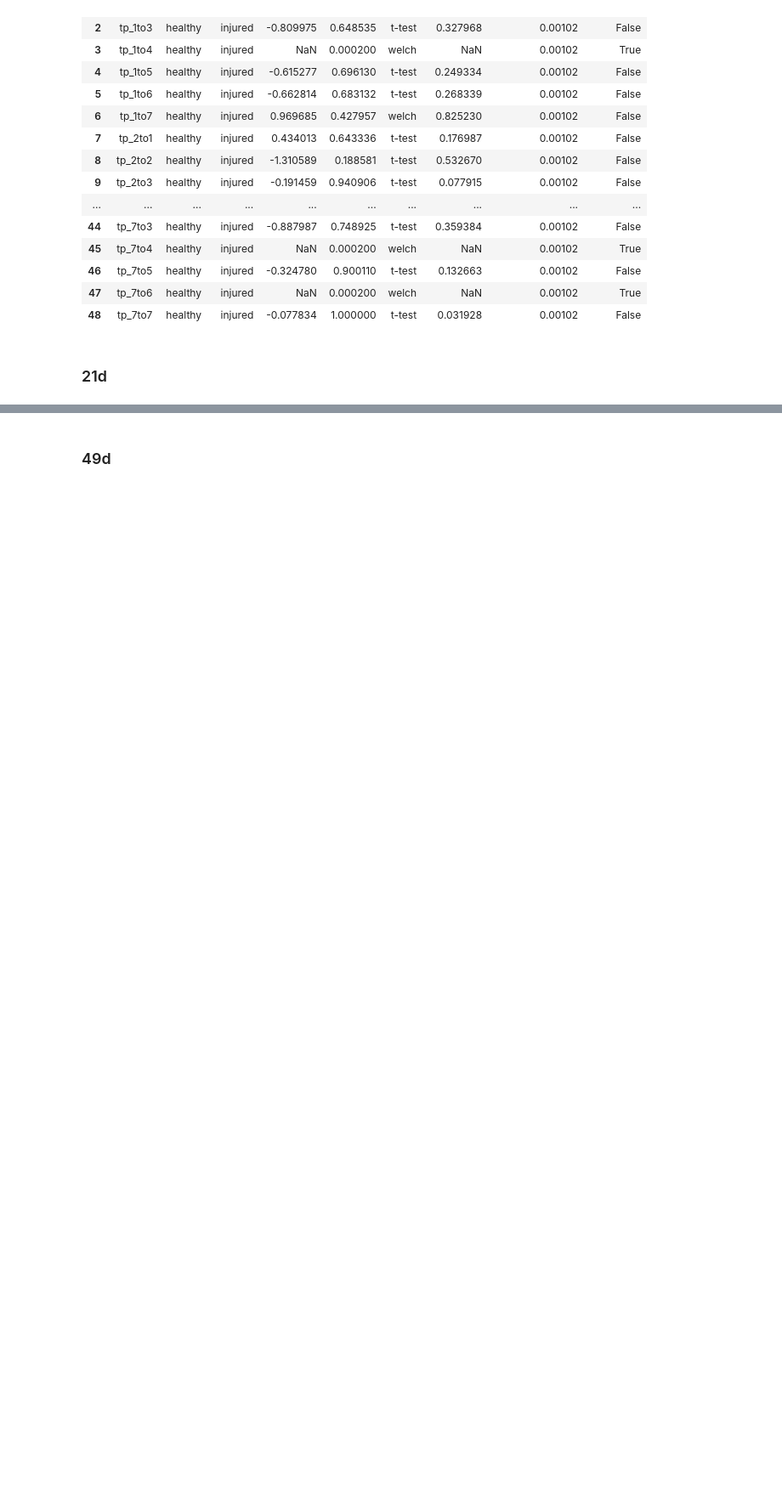
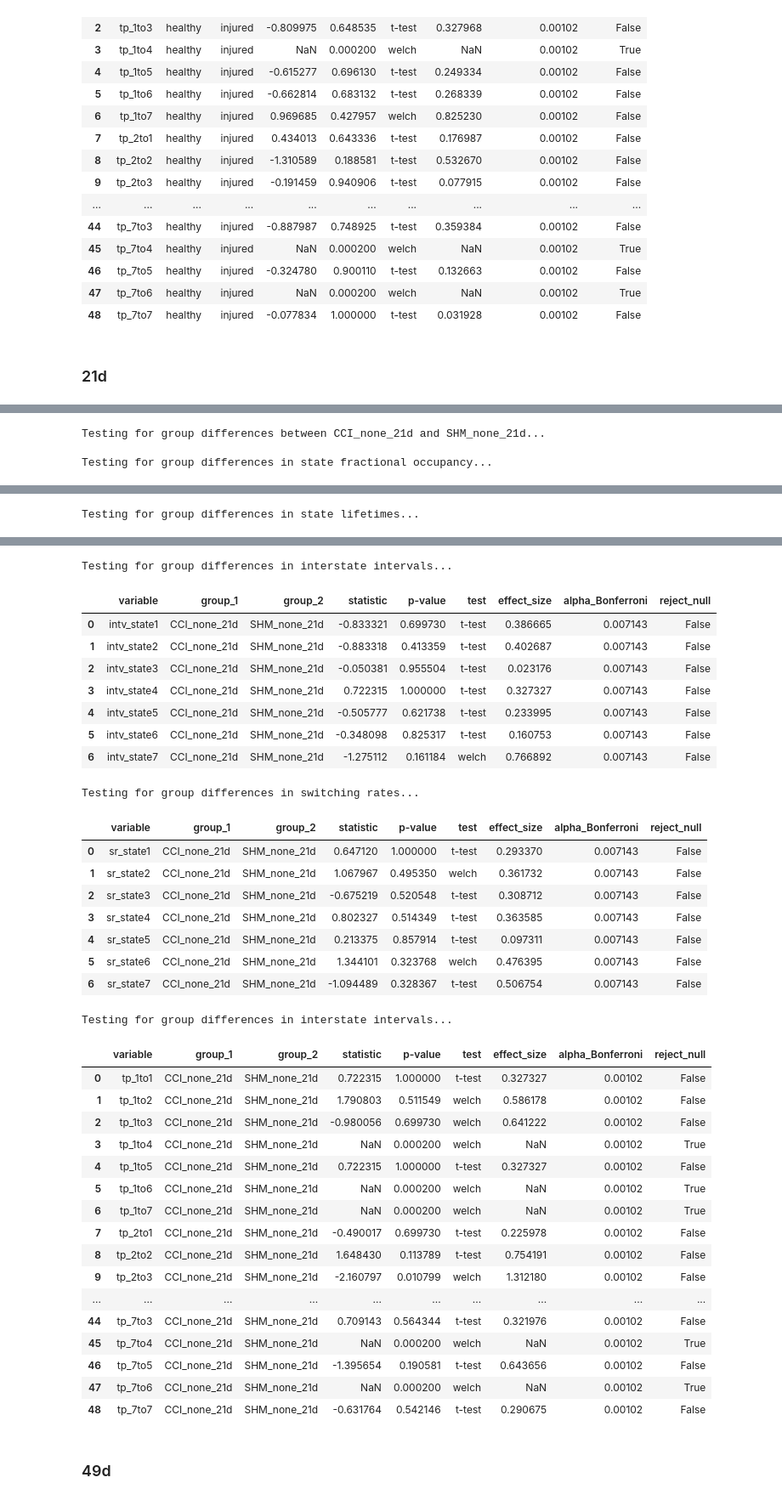
Before and after one commit to efei01/dFNC, a Jupyter notebook: HMM/CIMT/CIMT_HMM_group_analysis.ipynb, the cells around one changed output, grey strips where cells are left out. Shown at 85% size. Drawn from its saved outputs; the diff is of its cells as text; code cells hidden in the pictures; blank space fills up the shorter version.

```diff
--- a/HMM/CIMT/CIMT_HMM_group_analysis.ipynb
+++ b/HMM/CIMT/CIMT_HMM_group_analysis.ipynb
@@ -640,0 +740,17 @@ permtest_ind(
+# %%
+# CCI_none vs. SHM_none
+between_group_test_helper(
+    df=ht_df,
+    group1='CCI_none_21d',
+    group2='SHM_none_21d',
+    metrics=['fo', 'lt', 'intv', 'sr', 'tp'],
+    k=k_optimal,
+    class_column='group',
+    n_perm=10_000,
+    alternative='two-sided',
+    random_state=42
+)
+# %% [output]
+Testing for group differences between CCI_none_21d and SHM_none_21d...
+
+Testing for group differences in state fractional occupancy...
@@ -640,0 +765 @@ permtest_ind(
+Testing for group differences in state lifetimes...
@@ -641,2 +774,38 @@ permtest_ind(
+Testing for group differences in interstate intervals...
+|  | variable | group_1 | group_2 | statistic | p-value | test | effect_size | alpha_Bonferroni | reject_null |
+| 0 | intv_state1 | CCI_none_21d | SHM_none_21d | -0.833321 | 0.699730 | t-test | 0.386665 | 0.007143 | False |
+| 1 | intv_state2 | CCI_none_21d | SHM_none_21d | -0.883318 | 0.413359 | t-test | 0.402687 | 0.007143 | False |
+| 2 | intv_state3 | CCI_none_21d | SHM_none_21d | -0.050381 | 0.955504 | t-test | 0.023176 | 0.007143 | False |
+| 3 | intv_state4 | CCI_none_21d | SHM_none_21d | 0.722315 | 1.000000 | t-test | 0.327327 | 0.007143 | False |
+| 4 | intv_state5 | CCI_none_21d | SHM_none_21d | -0.505777 | 0.621738 | t-test | 0.233995 | 0.007143 | False |
+| 5 | intv_state6 | CCI_none_21d | SHM_none_21d | -0.348098 | 0.825317 | t-test | 0.160753 | 0.007143 | False |
+| 6 | intv_state7 | CCI_none_21d | SHM_none_21d | -1.275112 | 0.161184 | welch | 0.766892 | 0.007143 | False |
+Testing for group differences in switching rates...
+|  | variable | group_1 | group_2 | statistic | p-value | test | effect_size | alpha_Bonferroni | reject_null |
+| 0 | sr_state1 | CCI_none_21d | SHM_none_21d | 0.647120 | 1.000000 | t-test | 0.293370 | 0.007143 | False |
+| 1 | sr_state2 | CCI_none_21d | SHM_none_21d | 1.067967 | 0.495350 | welch | 0.361732 | 0.007143 | False |
+| 2 | sr_state3 | CCI_none_21d | SHM_none_21d | -0.675219 | 0.520548 | t-test | 0.308712 | 0.007143 | False |
+| 3 | sr_state4 | CCI_none_21d | SHM_none_21d | 0.802327 | 0.514349 | t-test | 0.363585 | 0.007143 | False |
+| 4 | sr_state5 | CCI_none_21d | SHM_none_21d | 0.213375 | 0.857914 | t-test | 0.097311 | 0.007143 | False |
+| 5 | sr_state6 | CCI_none_21d | SHM_none_21d | 1.344101 | 0.323768 | welch | 0.476395 | 0.007143 | False |
+| 6 | sr_state7 | CCI_none_21d | SHM_none_21d | -1.094489 | 0.328367 | t-test | 0.506754 | 0.007143 | False |
+Testing for group differences in interstate intervals...
+|  | variable | group_1 | group_2 | statistic | p-value | test | effect_size | alpha_Bonferroni | reject_null |
+| 0 | tp_1to1 | CCI_none_21d | SHM_none_21d | 0.722315 | 1.000000 | t-test | 0.327327 | 0.00102 | False |
+| 1 | tp_1to2 | CCI_none_21d | SHM_none_21d | 1.790803 | 0.511549 | welch | 0.586178 | 0.00102 | False |
+| 2 | tp_1to3 | CCI_none_21d | SHM_none_21d | -0.980056 | 0.699730 | welch | 0.641222 | 0.00102 | False |
+| 3 | tp_1to4 | CCI_none_21d | SHM_none_21d | NaN | 0.000200 | welch | NaN | 0.00102 | True |
+| 4 | tp_1to5 | CCI_none_21d | SHM_none_21d | 0.722315 | 1.000000 | t-test | 0.327327 | 0.00102 | False |
+| 5 | tp_1to6 | CCI_none_21d | SHM_none_21d | NaN | 0.000200 | welch | NaN | 0.00102 | True |
+| 6 | tp_1to7 | CCI_none_21d | SHM_none_21d | NaN | 0.000200 | welch | NaN | 0.00102 | True |
+| 7 | tp_2to1 | CCI_none_21d | SHM_none_21d | -0.490017 | 0.699730 | t-test | 0.225978 | 0.00102 | False |
+| 8 | tp_2to2 | CCI_none_21d | SHM_none_21d | 1.648430 | 0.113789 | t-test | 0.754191 | 0.00102 | False |
+| 9 | tp_2to3 | CCI_none_21d | SHM_none_21d | -2.160797 | 0.010799 | welch | 1.312180 | 0.00102 | False |
+| ... | ... | ... | ... | ... | ... | ... | ... | ... | ... |
+| 44 | tp_7to3 | CCI_none_21d | SHM_none_21d | 0.709143 | 0.564344 | t-test | 0.321976 | 0.00102 | False |
+| 45 | tp_7to4 | CCI_none_21d | SHM_none_21d | NaN | 0.000200 | welch | NaN | 0.00102 | True |
+| 46 | tp_7to5 | CCI_none_21d | SHM_none_21d | -1.395654 | 0.190581 | t-test | 0.643656 | 0.00102 | False |
+| 47 | tp_7to6 | CCI_none_21d | SHM_none_21d | NaN | 0.000200 | welch | NaN | 0.00102 | True |
+| 48 | tp_7to7 | CCI_none_21d | SHM_none_21d | -0.631764 | 0.542146 | t-test | 0.290675 | 0.00102 | False |
 # %% [markdown]
 ### 49d
```
Also changed, not shown: parts of 66 cells of this notebook, 1 other file.
